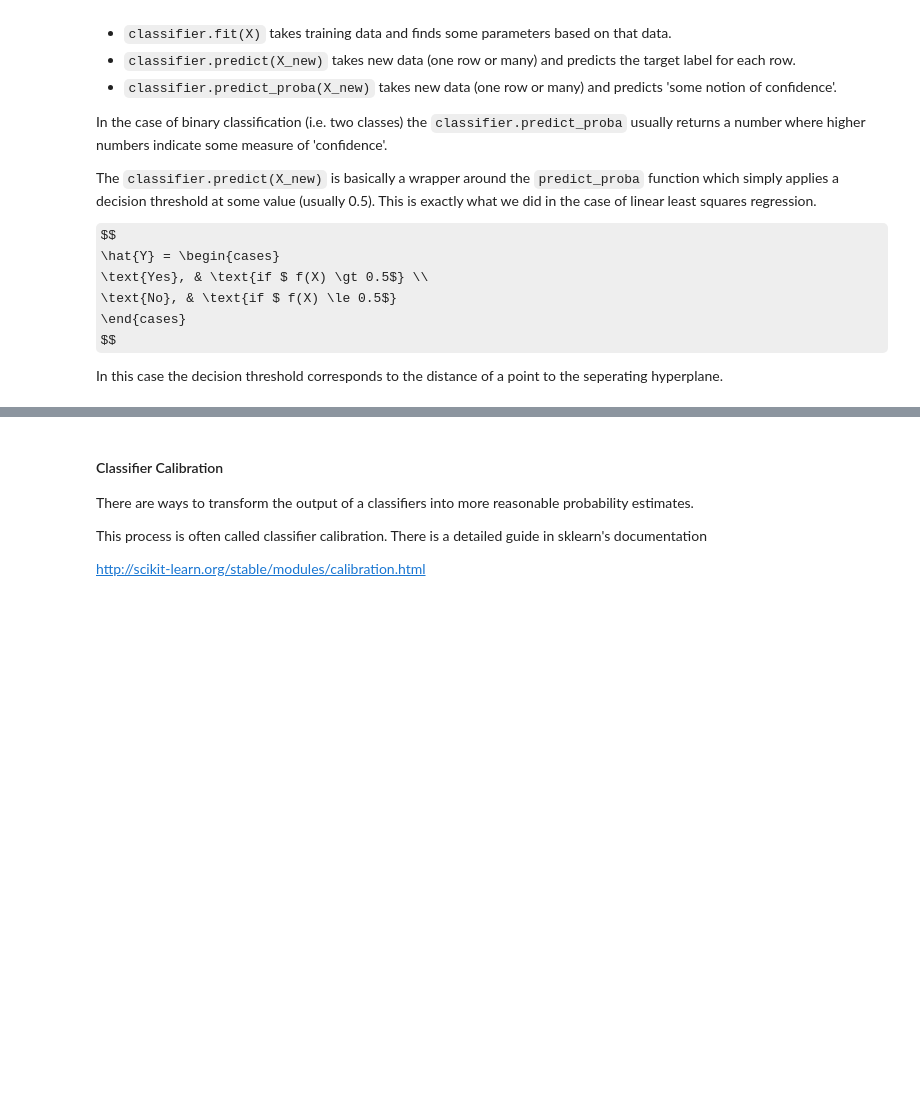
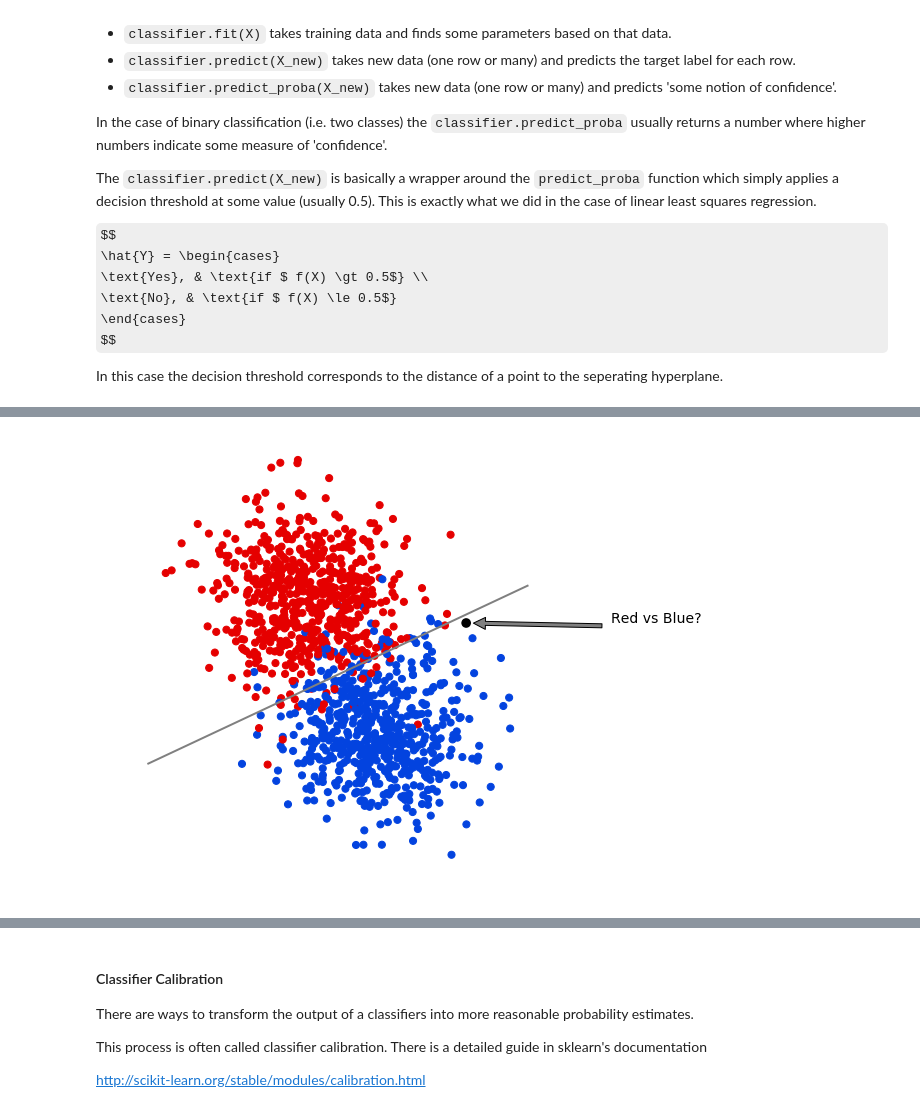
Before and after one commit to kbruegge/machine-learning-lecture, a Jupyter notebook: smd_ml.ipynb, the cells around one changed output, grey strips where cells are left out. Cells and saved outputs as stored; diff of their text form; code cells hidden in the pictures; some formulas as TeX source; blank space fills up the shorter version.

Commit message:
moar content bout thresholds and regression

```diff
--- a/smd_ml.ipynb
+++ b/smd_ml.ipynb
@@ -1514,0 +1650,21 @@ In this case the decision threshold corresponds to the distance of a point to th
+# %%
+from sklearn.datasets import make_blobs
+from sklearn.discriminant_analysis import LinearDiscriminantAnalysis
+
+X, y = make_blobs(n_samples=1250, centers=2, random_state=12, cluster_std=1.4)
+
+plt.scatter(X[:, 0], X[:, 1], c=y, s=50, cmap=discrete_cmap)
+
+clf = LinearDiscriminantAnalysis()
+lda = clf.fit(X, y)
+plots.draw_linear_regression_function(lda, color='gray')
+
+circle = plt.Circle((-2, 4), 0.15, fc='black')
+plt.gca().add_patch(circle)
+plt.gca().set_aspect('equal')
+plt.gca().annotate('Red vs Blue?', xy=(-2, 4), xytext=(2.5, 4), arrowprops=dict(facecolor='gray', shrink=0.05),)
+
+plt.axis('off')
+None
+# %% [output]
+[figure, added]
```
Also changed, not shown: parts of 65 cells of this notebook, 1 other file.
